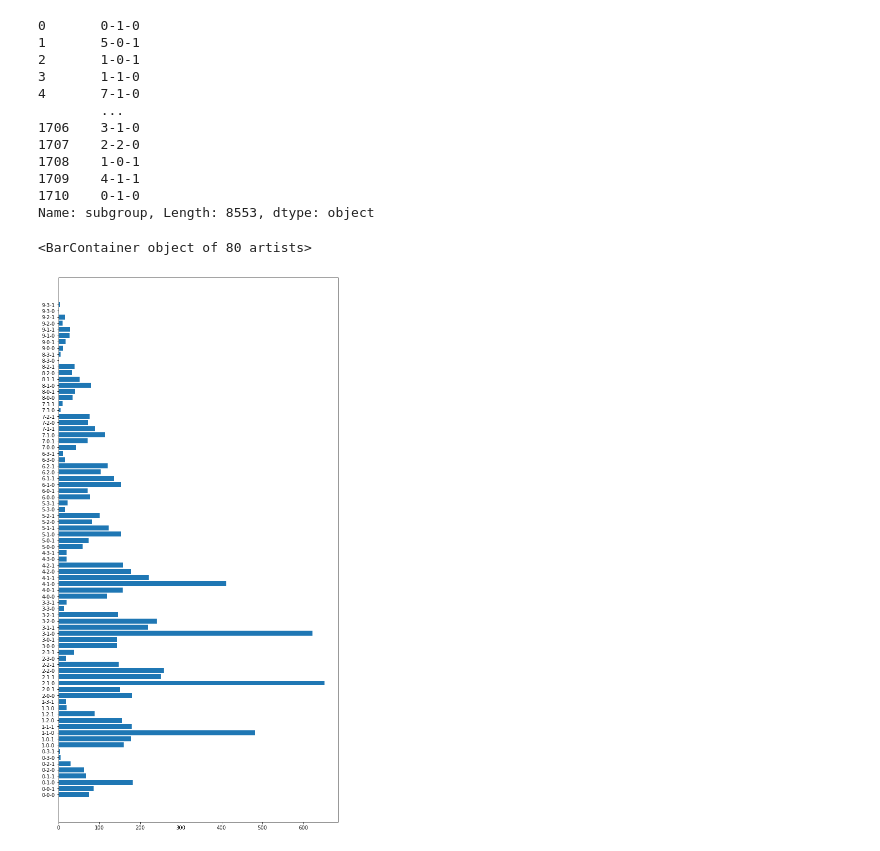
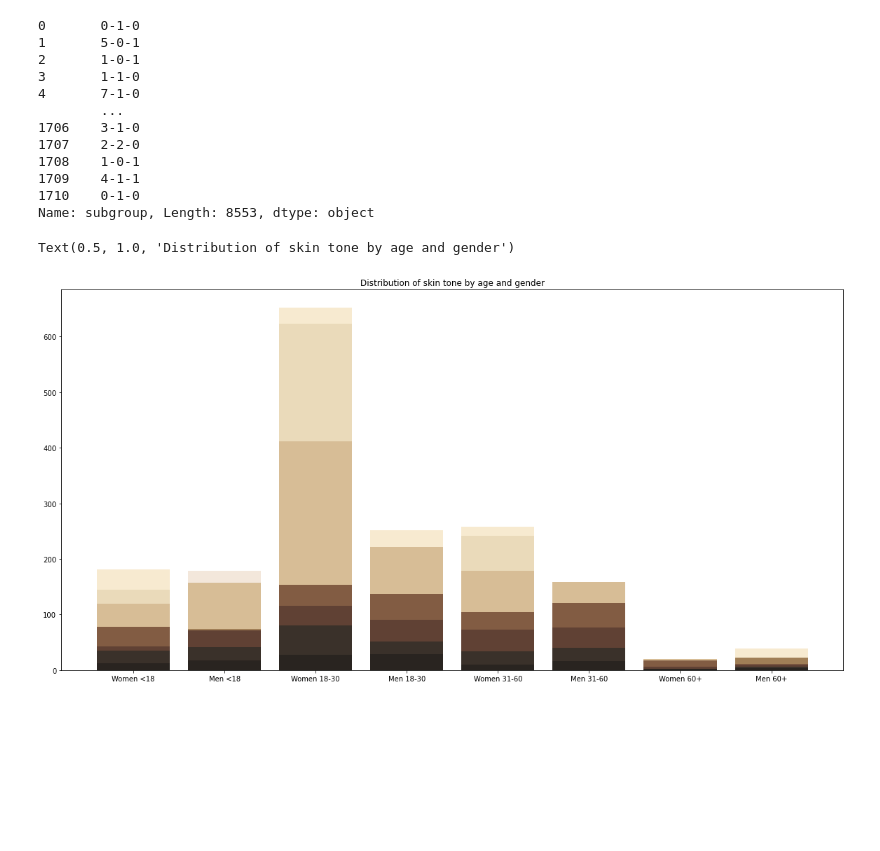
Before and after one commit to tehwentzel/SRIA_Bias, a Jupyter notebook: BaseModels.ipynb, the cells around one changed output. Cells and saved outputs as stored; diff of their text form; code cells hidden in the pictures; blank space fills up the shorter version.

```diff
--- a/BaseModels.ipynb
+++ b/BaseModels.ipynb
@@ -68,17 +66,54 @@ labels.subgroup
 1710    0-1-0
 Name: subgroup, Length: 8553, dtype: object
 # %%
+def skintone(level):
+    rgb = (0,0,0)
+    if level == 0:
+        rgb = (246, 237, 228)
+    elif level == 1:
+        rgb = (243, 231, 219)
+    elif level == 2:
+        rgb = (247, 234, 208)
+    elif level == 3:
+        rgb = (234, 218, 186)
+    elif level == 4:
+        rgb = (215, 189, 150)
+    elif level == 5:
+        rgb = (160, 126, 86)
+    elif level == 6:
+        rgb = (130, 92,67)
+    elif level == 7:
+        rgb = (96, 65, 52)
+    elif level == 8:
+        rgb = (58,49,42)
+    else:
+        rgb = (41,36,32)
+    return (rgb[0]/255, rgb[1]/255, rgb[2]/255)
+
 xtemp = []
 ytemp = []
-example_images
+colors = []
+ages = {
+    '0': '<18',
+    '1': '18-30',
+    '2': '31-60',
+    '3': '60+',
+}
+genders = {
+    '0': 'Women',
+    '1': 'Men',
+}
 for subgroup,subdf in labels.groupby('subgroup'):
     xtemp.append(subdf.shape[0])
-    ytemp.append(subgroup)
-fig, ax = plt.subplots(1,1,figsize=(10,20))
-ax.barh(ytemp,xtemp)
+    name = genders.get(subgroup[-1],'') + ' ' + ages.get(subgroup[2],'')
+    ytemp.append(name)
+    colors.append(skintone( int(subgroup[0]) ))
+fig, ax = plt.subplots(1,1,figsize=(20,10))
+ax.bar(ytemp,xtemp,color=colors)
+ax.set_title('Distribution of skin tone by age and gender')
 # %% [output]
-<BarContainer object of 80 artists>
+Text(0.5, 1.0, 'Distribution of skin tone by age and gender')
-[figure, old version]
+[figure, new version]
 # %%
 def save_train_history(model,history,root=''):
     model_name = model.get_identifier()
```
Also changed, not shown: parts of 2 cells of this notebook, 7 other files.
